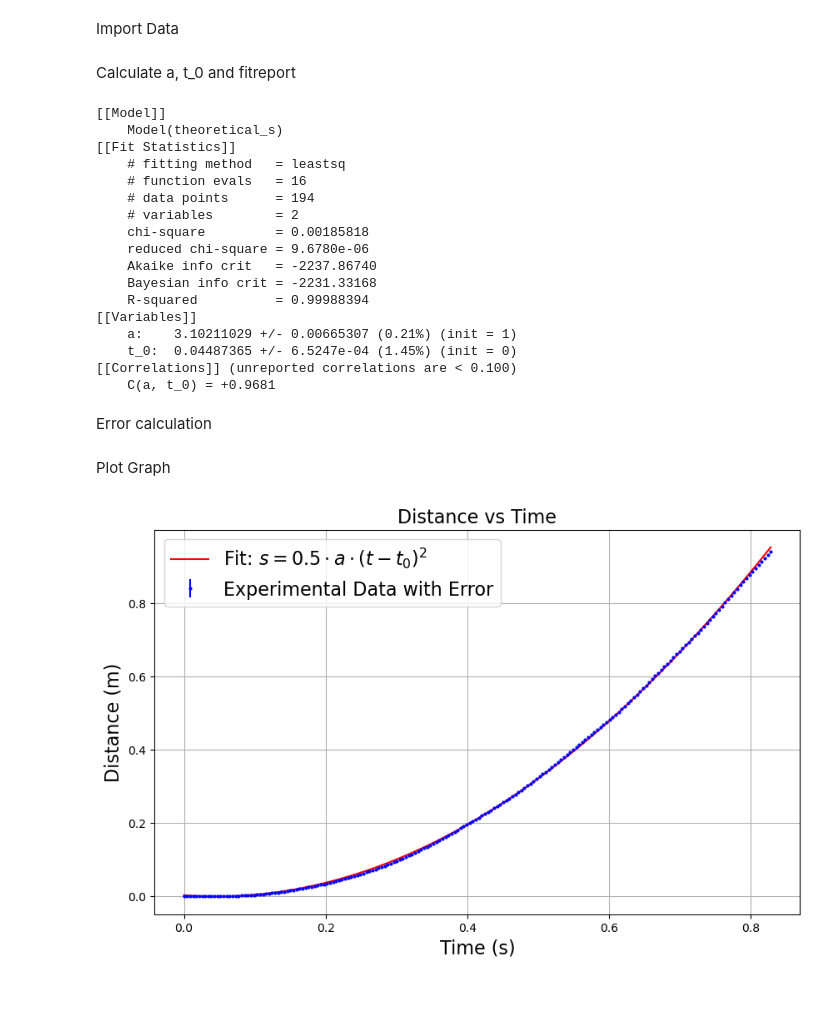
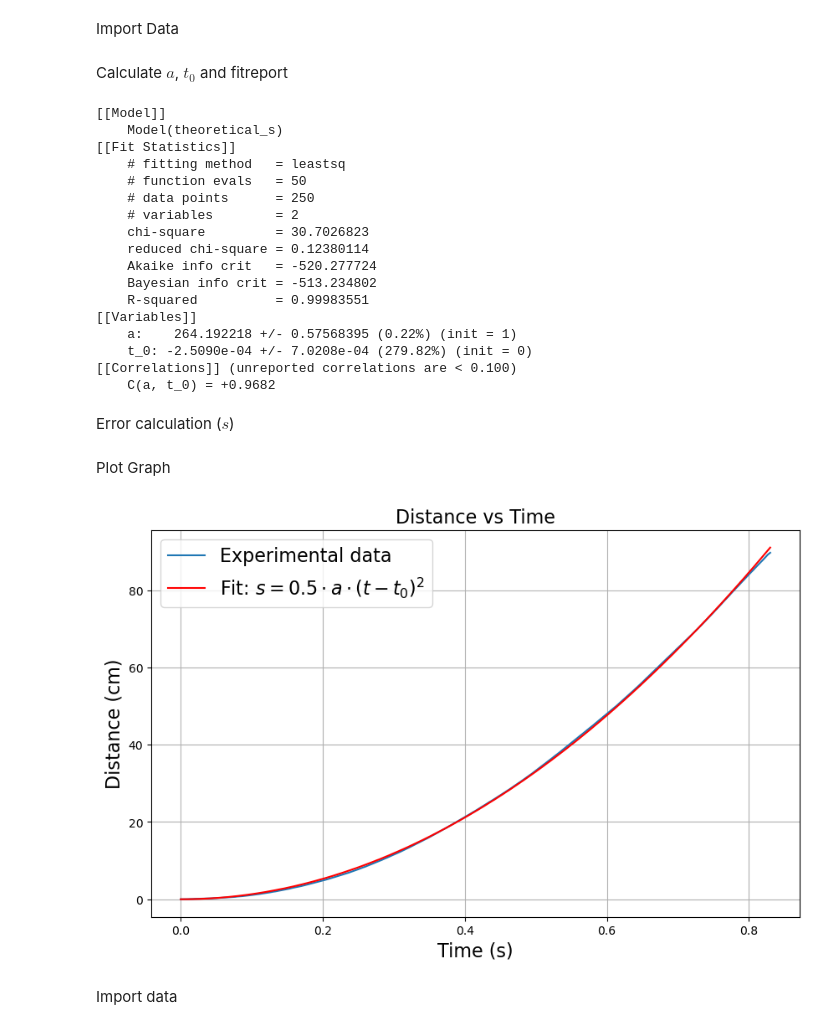
Before and after one commit to JamesPunter/NSP2, a Jupyter notebook: JNx_JamesPunter_15213404.ipynb, the cells around one changed output. Cells and saved outputs as stored; diff of their text form; code cells hidden in the pictures; blank space fills up the shorter version.

```diff
--- a/JNx_JamesPunter_15213404.ipynb
+++ b/JNx_JamesPunter_15213404.ipynb
@@ -11,36 +11,39 @@ path = 'C:/Natuurkunde/NSP2/Data/testmetinghelling_2.mqa'
 df = pd.read_csv(path, sep='\t', header=0)
 # %% [markdown]
-Calculate a, t_0 and fitreport
+Calculate $a$, $t_0$ and fitreport
 # %%
-# Extract time, x-position, and y-position
+# Prepare the time and distance (s) arrays for fitting
 time = df['Time']
 x_position = df['Point #1.X']
 y_position = df['Point #1.Y']
 
+# Manually specify the begin and end indices
+start_index = 214
+end_index = 464
+
+# Slice the data based on the manually specified range
+time_selected = time.iloc[start_index:end_index].reset_index(drop=True)
+x_position_selected = x_position.iloc[start_index:end_index].reset_index(drop=True)
+y_position_selected = y_position.iloc[start_index:end_index].reset_index(drop=True)
+
 # Adjust the data to start at (0, 0)
-# Shift x and y so that the initial values are (0, 0)
-x_position_adjusted = x_position - x_position.iloc[0]
-y_position_adjusted = y_position - y_position.iloc[0]
+x_position_adjusted = x_position_selected - x_position_selected.iloc[0]
+y_position_adjusted = y_position_selected - y_position_selected.iloc[0]
+time_selected = time_selected - time_selected.iloc[0]
 
-# Define the scaling factor
-known_distance_meters = 0.94  # known distance in meters
-known_distance_pixels = 1052  # known distance in pixels
-scaling_factor = known_distance_meters / known_distance_pixels
-
-# Calculate s (distance in meters) for each time
-s_pixels = np.sqrt(x_position_adjusted**2 + y_position_adjusted**2)
-s_meters = s_pixels * scaling_factor
+# Calculate s (distance in centimeters) for each time
+s = np.sqrt(x_position_adjusted**2 + y_position_adjusted**2)
 
 # Define the theoretical function for fitting
 def theoretical_s(t, a, t_0):
-    return 0.5 * a * (t-t_0)**2
+    return 0.5 * a * (t - t_0) ** 2
 
 # Use lmfit Model to define the model and fit the data
 model = Model(theoretical_s)
-params = model.make_params(a=1, t_0=0) # Initial guess for parameters
+params = model.make_params(a=1, t_0=0)  # Initial guess for parameters
 
 # Fit the model to the data
-result = model.fit(s_meters, params, t=time)
+result = model.fit(s, params, t=time_selected)
 
 # Print the fit report, which includes the fitted parameters and reduced chi-squared
 print(result.fit_report())
@@ -49,19 +52,19 @@ print(result.fit_report())
     Model(theoretical_s)
 [[Fit Statistics]]
     # fitting method   = leastsq
-    # function evals   = 16
-    # data points      = 194
+    # function evals   = 50
+    # data points      = 250
     # variables        = 2
-    chi-square         = 0.00185818
-    reduced chi-square = 9.6780e-06
-    Akaike info crit   = -2237.86740
-    Bayesian info crit = -2231.33168
-    R-squared          = 0.99988394
+    chi-square         = 30.7026823
+    reduced chi-square = 0.12380114
+    Akaike info crit   = -520.277724
+    Bayesian info crit = -513.234802
+    R-squared          = 0.99983551
 [[Variables]]
-    a:    3.10211029 +/- 0.00665307 (0.21%) (init = 1)
-    t_0:  0.04487365 +/- 6.5247e-04 (1.45%) (init = 0)
+    a:    264.192218 +/- 0.57568395 (0.22%) (init = 1)
+    t_0: -2.5090e-04 +/- 7.0208e-04 (279.82%) (init = 0)
 [[Correlations]] (unreported correlations are < 0.100)
-    C(a, t_0) = +0.9681
+    C(a, t_0) = +0.9682
 # %% [markdown]
-Error calculation
+Error calculation ($s$)
 # %%
@@ -90,17 +96,20 @@ delta_s_pixels = np.sqrt((ds_dx * delta_x)**2 + (ds_dy * delta_y)**2)
 Plot Graph
 # %%
 # Convert `delta_s_pixels` to meters using the scaling factor
-delta_s_meters = delta_s_pixels * scaling_factor
+#delta_s_meters = delta_s_pixels * scaling_factor
 
 plt.figure(figsize=(10, 6))
-plt.errorbar(time, s_meters, yerr=delta_s_meters, fmt='bo', markersize=2, label='Experimental Data with Error')
-plt.plot(time, result.best_fit, 'r-', label=r'Fit: $s = 0.5 \cdot a \cdot (t - t_0)^2$')
+#plt.errorbar(time, s_meters, yerr=delta_s_meters, fmt='bo', markersize=2, label='Experimental Data with Error')
+plt.plot(time_selected, s, label =r'Experimental data')
+plt.plot(time_selected, result.best_fit, 'r-', label=r'Fit: $s = 0.5 \cdot a \cdot (t - t_0)^2$')
 plt.xlabel('Time (s)', fontsize = 16)
-plt.ylabel('Distance (m)', fontsize = 16)
+plt.ylabel('Distance (cm)', fontsize = 16)
 plt.title('Distance vs Time', fontsize = 16)
 plt.legend(fontsize = 16)
 plt.grid()
-plt.savefig('s_vs_t_metfout.png')
+#plt.savefig('s_vs_t_metfout.png')
 plt.show()
 # %% [output]
-[figure, old version]
+[figure, new version]
+# %% [markdown]
+Import data
```
Also changed, not shown: parts of 7 cells of this notebook.
